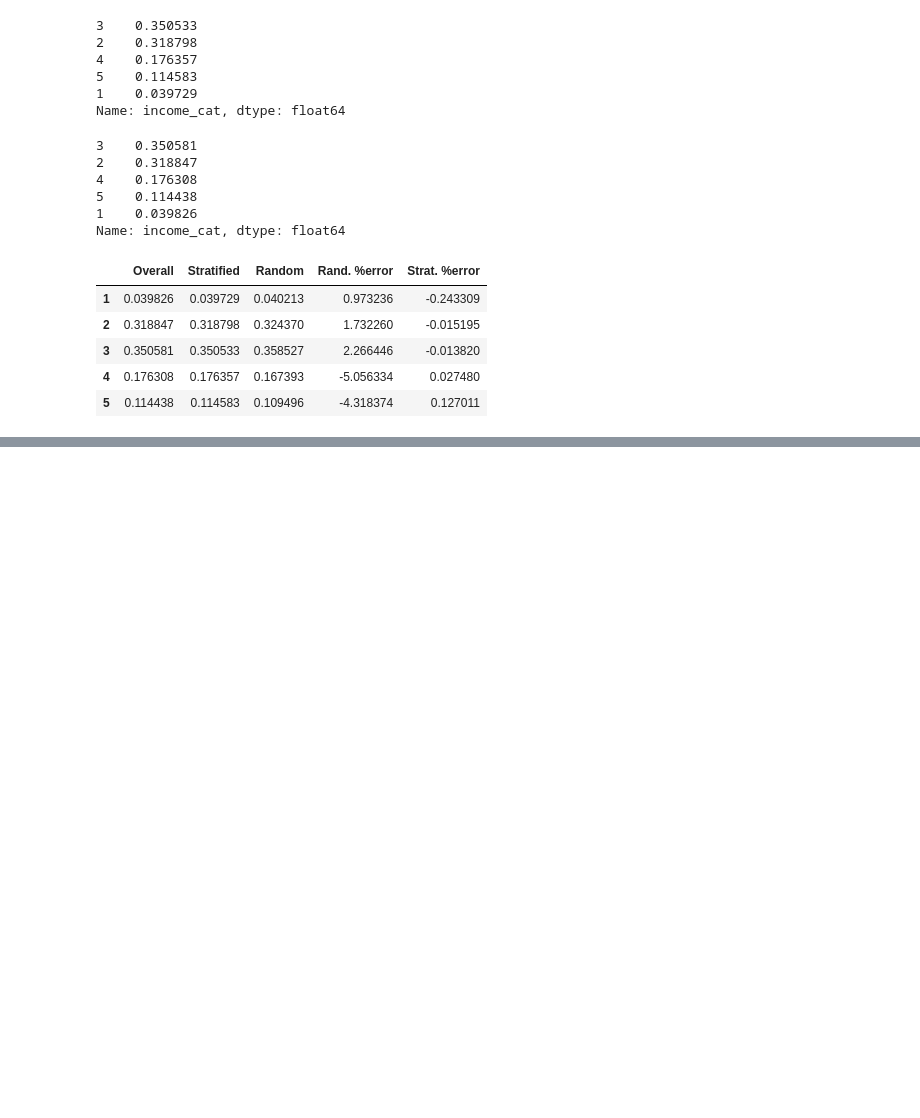
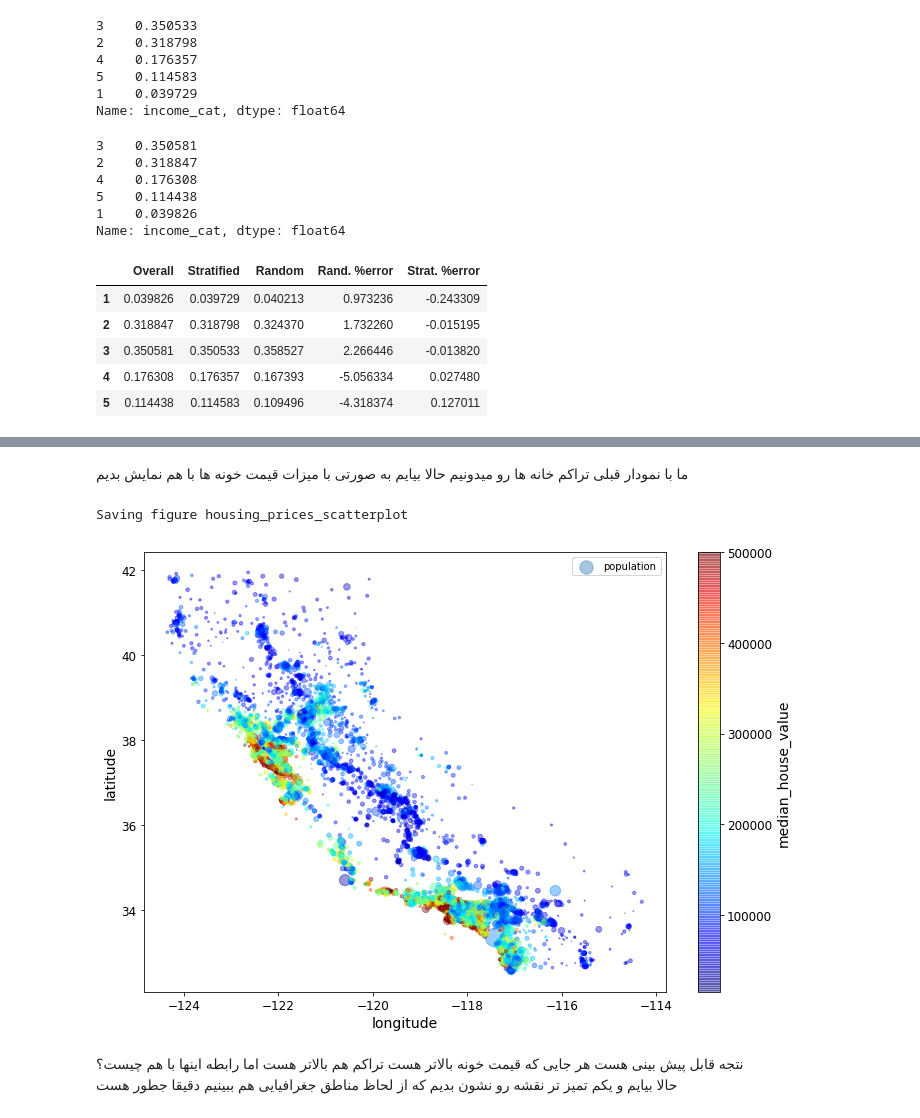
Before and after one commit to moaminsharifi/handson-ml2-fa, a Jupyter notebook: 02_end_to_end_machine_learning_project.ipynb, the cells around one changed output, grey strips where cells are left out. Saved outputs shown, nothing was run; the diff lists cells and outputs as text; code cells hidden in the pictures; blank space fills up the shorter version.

```diff
--- a/02_end_to_end_machine_learning_project.ipynb
+++ b/02_end_to_end_machine_learning_project.ipynb
@@ -336,0 +359,15 @@ for set_ in (strat_train_set, strat_test_set):
+# %% [markdown]
+<div dir="rtl">ما با نمودار قبلی تراکم خانه ها رو میدونیم حالا بیایم به صورتی با میزات قیمت خونه ها  با هم نمایش بدیم</div>
+# %%
+housing.plot(kind="scatter", x="longitude", y="latitude", alpha=0.4,
+    s=housing["population"]/100, label="population", figsize=(10,7),
+    c="median_house_value", cmap=plt.get_cmap("jet"), colorbar=True,
+    sharex=False)
+plt.legend()
+save_fig("housing_prices_scatterplot")
+# %% [output]
+Saving figure housing_prices_scatterplot
+[figure, added]
+# %% [markdown]
+<div dir="rtl">نتجه قابل پیش بینی هست هر جایی که قیمت خونه بالاتر هست تراکم هم بالاتر هست اما رابطه اینها با هم چیست؟</div>
+<div dir="rtl"> حالا بیایم و یکم تمیز تر نقشه رو نشون بدیم که از لحاظ مناطق جغرافیایی هم ببینیم دقیقا جطور هست</div>
```
Also changed, not shown: parts of 27 cells of this notebook, 7 other files.
